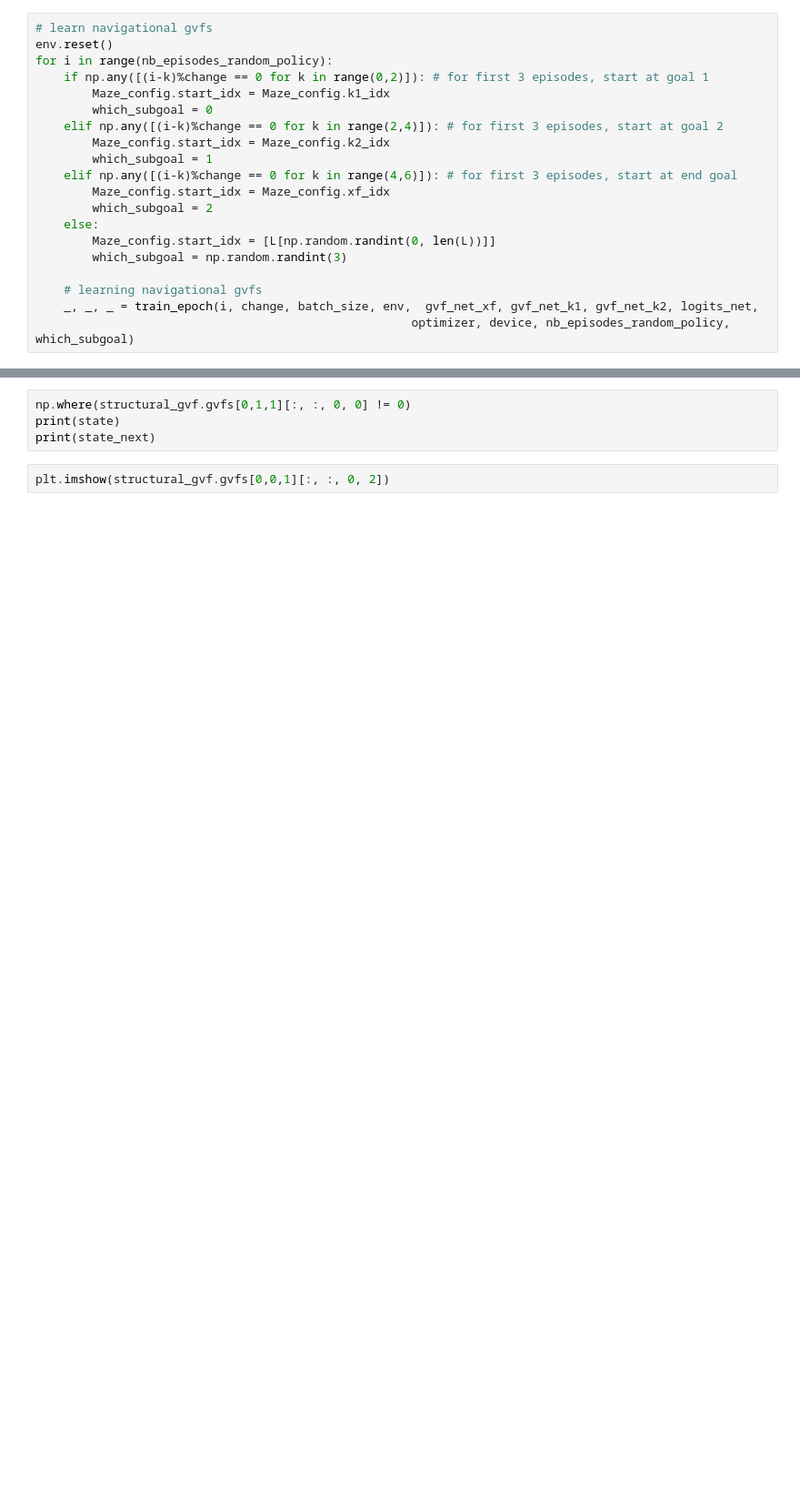
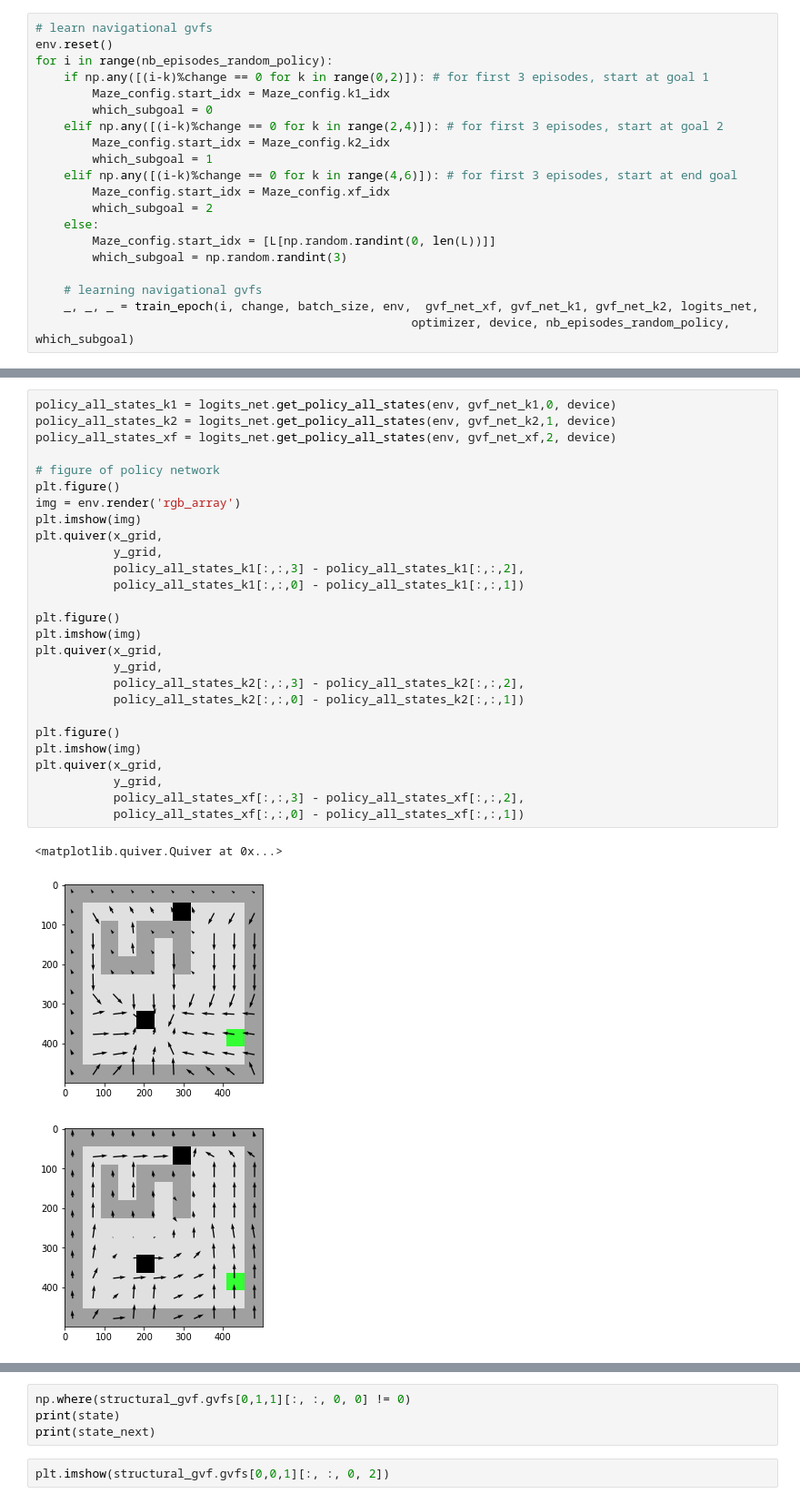
Before and after one commit to pablotano8/gvfs, a Jupyter notebook: GVFs-Abstract.ipynb, the cells around one changed output, grey strips where cells are left out. Shown at 91% size. Cells and saved outputs as stored; diff of their text form; blank space fills up the shorter version.

```diff
--- a/GVFs-Abstract.ipynb
+++ b/GVFs-Abstract.ipynb
@@ -245,0 +244,31 @@ for i_plot in range(20):
+# %%
+policy_all_states_k1 = logits_net.get_policy_all_states(env, gvf_net_k1,0, device)
+policy_all_states_k2 = logits_net.get_policy_all_states(env, gvf_net_k2,1, device)
+policy_all_states_xf = logits_net.get_policy_all_states(env, gvf_net_xf,2, device)
+
+# figure of policy network
+plt.figure()
+img = env.render('rgb_array')
+plt.imshow(img)
+plt.quiver(x_grid,
+           y_grid,
+           policy_all_states_k1[:,:,3] - policy_all_states_k1[:,:,2],
+           policy_all_states_k1[:,:,0] - policy_all_states_k1[:,:,1])
+
+plt.figure()
+plt.imshow(img)
+plt.quiver(x_grid,
+           y_grid,
+           policy_all_states_k2[:,:,3] - policy_all_states_k2[:,:,2],
+           policy_all_states_k2[:,:,0] - policy_all_states_k2[:,:,1])
+
+plt.figure()
+plt.imshow(img)
+plt.quiver(x_grid,
+           y_grid,
+           policy_all_states_xf[:,:,3] - policy_all_states_xf[:,:,2],
+           policy_all_states_xf[:,:,0] - policy_all_states_xf[:,:,1])
+# %% [output]
+<matplotlib.quiver.Quiver at 0x...>
+[figure, added]
+[figure, added]
```
Also changed, not shown: parts of 22 cells of this notebook.
